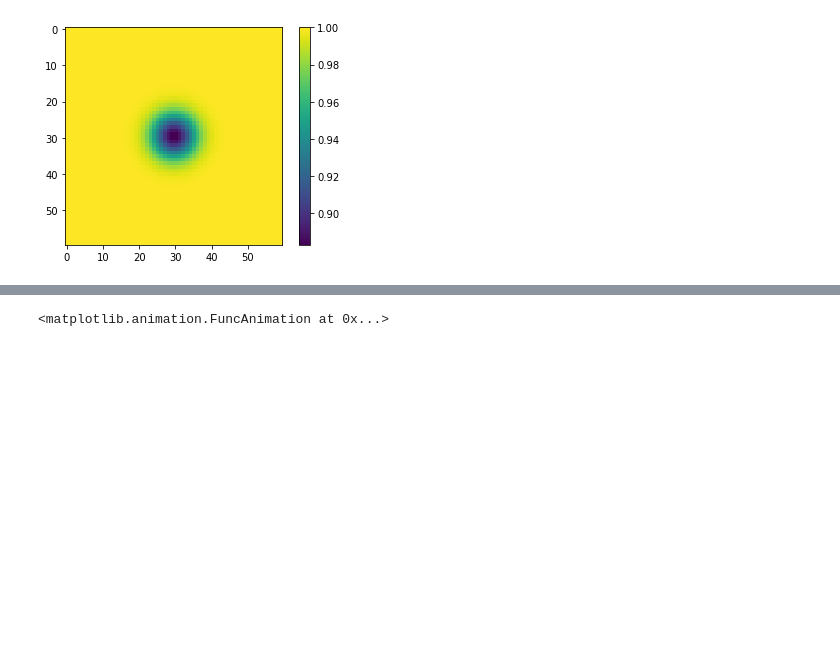
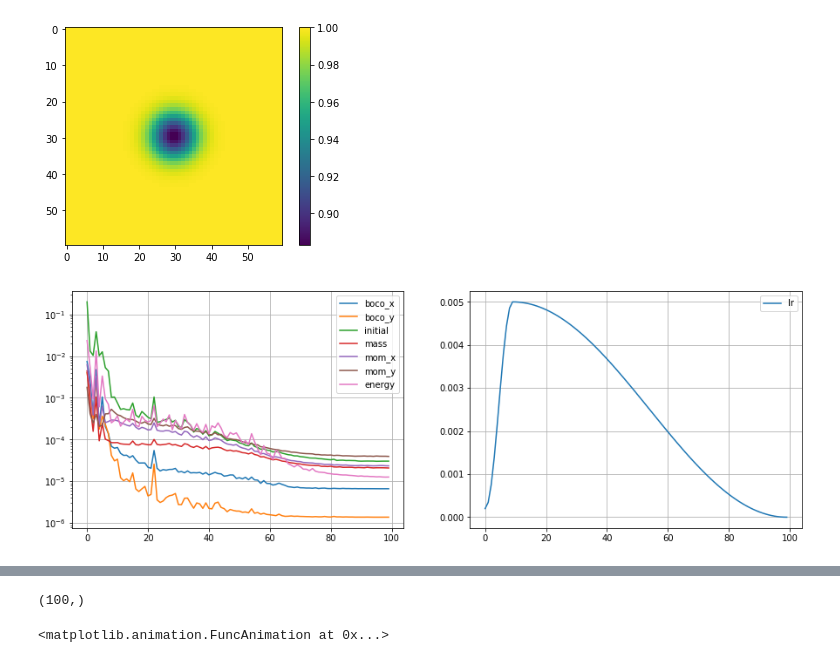
Before and after one commit to juansensio/nangs, a Jupyter notebook: examples/05_vortex2d.ipynb, the cells around one changed output, grey strips where cells are left out. Cells and saved outputs as stored; diff of their text form; code cells hidden in the pictures; blank space fills up the shorter version.

```diff
--- a/examples/05_vortex2d.ipynb
+++ b/examples/05_vortex2d.ipynb
@@ -104,10 +104,10 @@ b = 5
 
 _x, _y = np.meshgrid(x, y)
 r2 = _x*_x + _y*_y
-r = (1-(b*(GAMMA-1))/(8*np.pi*np.pi*GAMMA)*np.exp(1-r2))**(1/(GAMMA-1))
+r00 = (1-(b*(GAMMA-1))/(8*np.pi*np.pi*GAMMA)*np.exp(1-r2))**(1/(GAMMA-1))
 u = 1 - b/(2*np.pi)*np.exp(0.5*(1-r2))*_y
 v = b/(2*np.pi)*np.exp(0.5*(1-r2))*_x
-p = r**GAMMA
+p = r00**GAMMA
 
 fig, ax = plt.subplots()
 q = ax.quiver(x, y, u, v)
@@ -124,22 +124,23 @@ plt.show()
 # %%
 # no se si esto está bien
 
-boco = Dirichlet({'x': x, 'y': y, 't': np.array([0])}, {'r': r.reshape(-1), 'u': u.reshape(-1), 'v': v.reshape(-1), 'p': p.reshape(-1)}, name='initial', device=device)
+boco = Dirichlet({'x': x, 'y': y, 't': np.array([0])}, {'r': r00.reshape(-1), 'u': u.reshape(-1), 'v': v.reshape(-1), 'p': p.reshape(-1)}, name='initial', device=device)
 pde.add_boco(boco)
 # %%
 from nangs import MLP
 
-BATCH_SIZE = 2048
+BATCH_SIZE = 5012
 LR = 5e-3
 EPOCHS = 100
 NUM_LAYERS = 5
 NUM_HIDDEN = 256
 
 mlp = MLP(len(pde.inputs), len(pde.outputs), NUM_LAYERS, NUM_HIDDEN).to(device)
 optimizer = torch.optim.Adam(mlp.parameters())
 scheduler = torch.optim.lr_scheduler.OneCycleLR(optimizer, max_lr=LR, pct_start=0.1, total_steps=EPOCHS)
 
 pde.compile(mlp, optimizer, scheduler)
-hist = pde.solve(EPOCHS, BATCH_SIZE)
+%time hist = pde.solve(EPOCHS, BATCH_SIZE)
 # %% [output]
+[figure, added]
 [interactive output not drawn]
@@ -168,3 +161,7 @@ ro = outputs[:, 0].view(len(x),len(y),len(t)).numpy()
+# %%
+r00[:, len(r00)//2].shape
+# %% [output]
+(100,)
 # %%
 from matplotlib import animation, rc
 rc('animation', html='html5')
```
Also changed, not shown: parts of 4 cells of this notebook, 11 other files.
